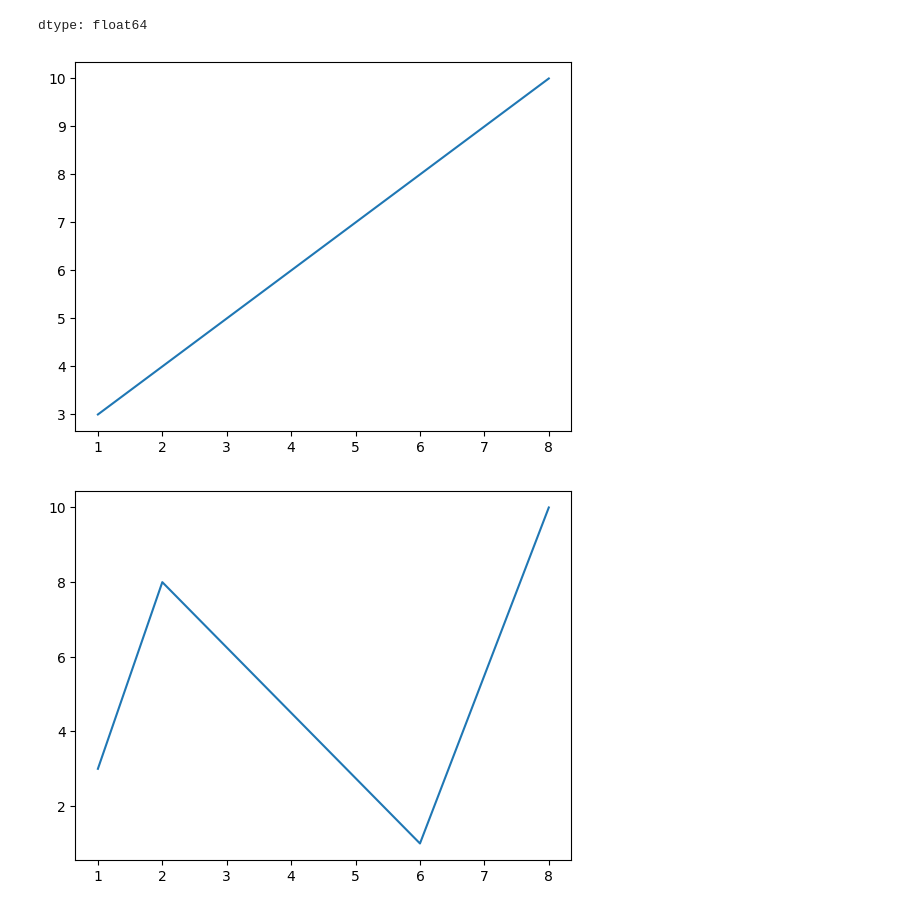
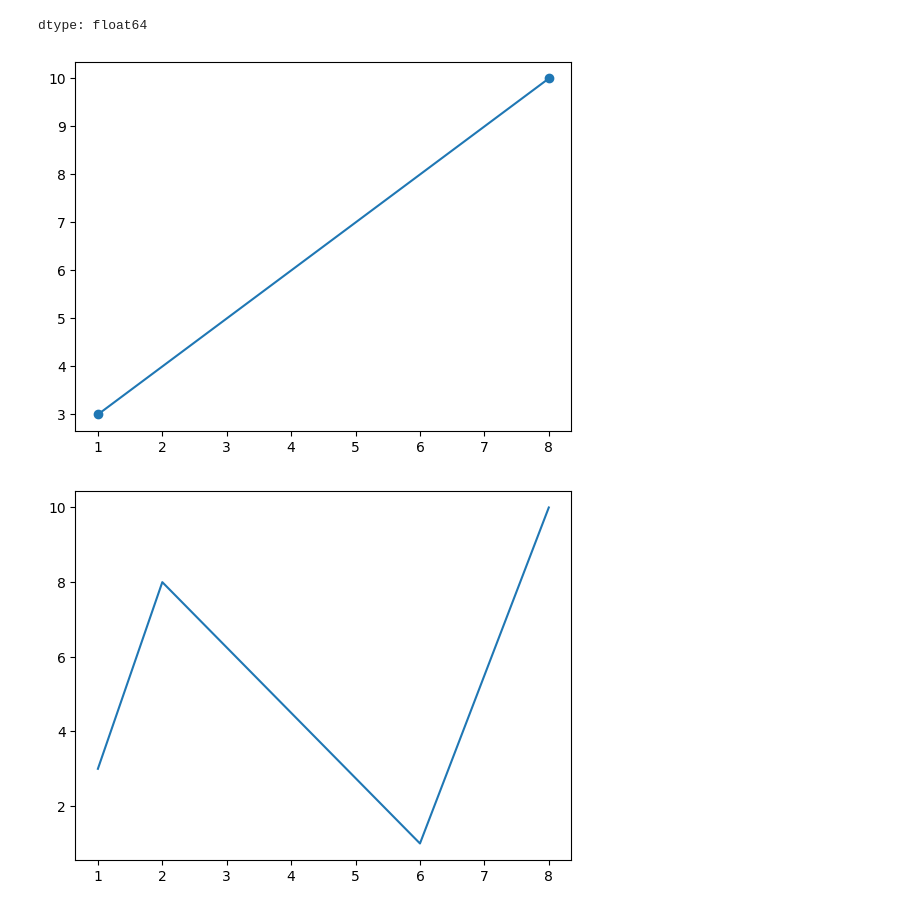
Before and after one commit to taif-ghazali/IHUB-Cohort, a Jupyter notebook: AIML_Sep_2026_Basics_of_Python.ipynb, the cells around one changed output. Drawn from its saved outputs; the diff is of its cells as text; code cells hidden in the pictures.

```diff
--- a/AIML_Sep_2026_Basics_of_Python.ipynb
+++ b/AIML_Sep_2026_Basics_of_Python.ipynb
@@ -519,11 +577,11 @@ from matplotlib import pyplot as plt
 # %%
 xpoints = np.array([1, 8])
 ypoints = np.array([3, 10])
 
-plt.plot(xpoints, ypoints)
+plt.plot(xpoints, ypoints, marker= "o")
 plt.show()
 # %% [output]
-[figure, old version]
+[figure, new version]
 # %%
 xpoints = np.array([1, 2, 6, 8])
 ypoints = np.array([3, 8, 1, 10])
```
Also changed, not shown: parts of 23 cells of this notebook.
